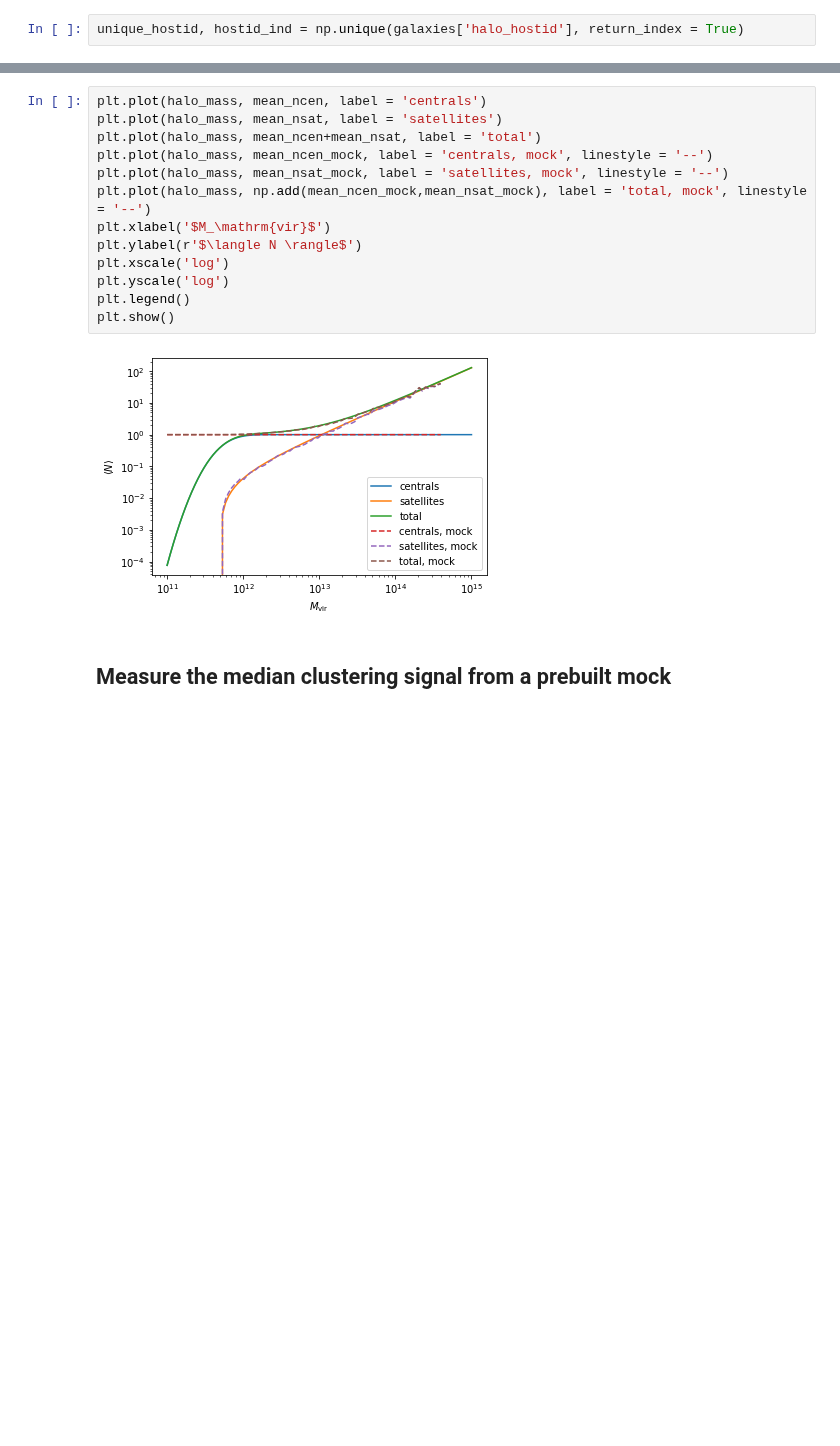
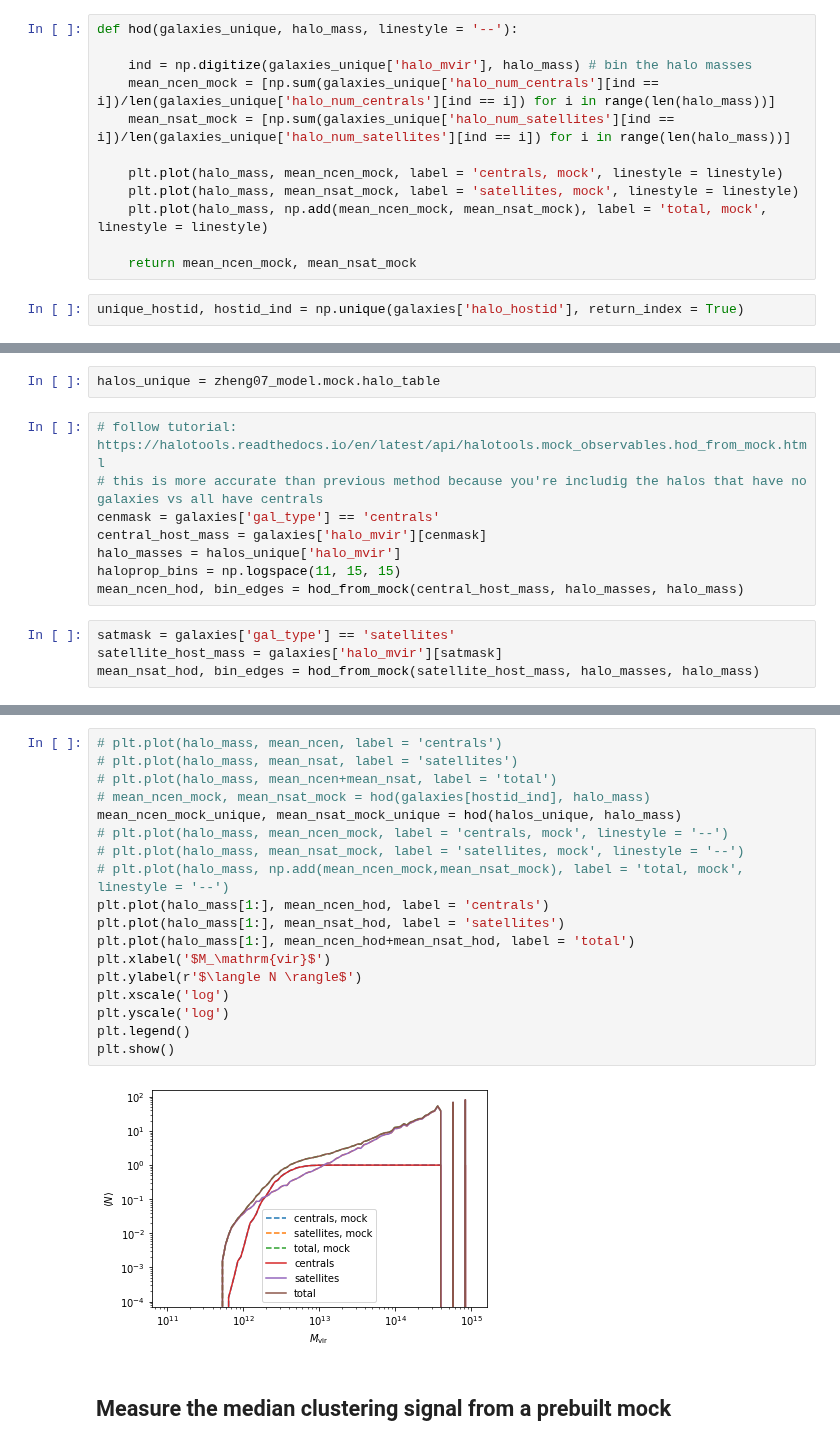
Before and after one commit to mshiferaw/quaia_bias, a Jupyter notebook: notebooks/2025-03-10_halotools_mocks.ipynb, the cells around one changed output, grey strips where cells are left out. Drawn from its saved outputs; the diff is of its cells as text; blank space fills up the shorter version.

```diff
--- a/notebooks/2025-03-10_halotools_mocks.ipynb
+++ b/notebooks/2025-03-10_halotools_mocks.ipynb
@@ -154,2 +165,14 @@ Table length=13
+# %%
+def hod(galaxies_unique, halo_mass, linestyle = '--'):
+
+    ind = np.digitize(galaxies_unique['halo_mvir'], halo_mass) # bin the halo masses
+    mean_ncen_mock = [np.sum(galaxies_unique['halo_num_centrals'][ind == i])/len(galaxies_unique['halo_num_centrals'][ind == i]) for i in range(len(halo_mass))]
+    mean_nsat_mock = [np.sum(galaxies_unique['halo_num_satellites'][ind == i])/len(galaxies_unique['halo_num_satellites'][ind == i]) for i in range(len(halo_mass))]
+
+    plt.plot(halo_mass, mean_ncen_mock, label = 'centrals, mock', linestyle = linestyle)
+    plt.plot(halo_mass, mean_nsat_mock, label = 'satellites, mock', linestyle = linestyle)
+    plt.plot(halo_mass, np.add(mean_ncen_mock, mean_nsat_mock), label = 'total, mock', linestyle = linestyle)
+
+    return mean_ncen_mock, mean_nsat_mock
 # %%
 unique_hostid, hostid_ind = np.unique(galaxies['halo_hostid'], return_index = True)
@@ -161,0 +179,14 @@ mean_nsat_mock = [np.sum(galaxies[hostid_ind]['halo_num_satellites'][ind == i])/
+# %%
+halos_unique = zheng07_model.mock.halo_table
+# %%
+# follow tutorial: https://halotools.readthedocs.io/en/latest/api/halotools.mock_observables.hod_from_mock.html
+# this is more accurate than previous method because you're includig the halos that have no galaxies vs all have centrals
+cenmask = galaxies['gal_type'] == 'centrals'
+central_host_mass = galaxies['halo_mvir'][cenmask]
+halo_masses = halos_unique['halo_mvir']
+haloprop_bins = np.logspace(11, 15, 15)
+mean_ncen_hod, bin_edges = hod_from_mock(central_host_mass, halo_masses, halo_mass)
+# %%
+satmask = galaxies['gal_type'] == 'satellites'
+satellite_host_mass = galaxies['halo_mvir'][satmask]
+mean_nsat_hod, bin_edges = hod_from_mock(satellite_host_mass, halo_masses, halo_mass)
@@ -162,18 +196,23 @@ mean_nsat_mock = [np.sum(galaxies[hostid_ind]['halo_num_satellites'][ind == i])/
 # %%
-plt.plot(halo_mass, mean_ncen, label = 'centrals')
-plt.plot(halo_mass, mean_nsat, label = 'satellites')
-plt.plot(halo_mass, mean_ncen+mean_nsat, label = 'total')
-plt.plot(halo_mass, mean_ncen_mock, label = 'centrals, mock', linestyle = '--')
-plt.plot(halo_mass, mean_nsat_mock, label = 'satellites, mock', linestyle = '--')
-plt.plot(halo_mass, np.add(mean_ncen_mock,mean_nsat_mock), label = 'total, mock', linestyle = '--')
+# plt.plot(halo_mass, mean_ncen, label = 'centrals')
+# plt.plot(halo_mass, mean_nsat, label = 'satellites')
+# plt.plot(halo_mass, mean_ncen+mean_nsat, label = 'total')
+# mean_ncen_mock, mean_nsat_mock = hod(galaxies[hostid_ind], halo_mass)
+mean_ncen_mock_unique, mean_nsat_mock_unique = hod(halos_unique, halo_mass)
+# plt.plot(halo_mass, mean_ncen_mock, label = 'centrals, mock', linestyle = '--')
+# plt.plot(halo_mass, mean_nsat_mock, label = 'satellites, mock', linestyle = '--')
+# plt.plot(halo_mass, np.add(mean_ncen_mock,mean_nsat_mock), label = 'total, mock', linestyle = '--')
+plt.plot(halo_mass[1:], mean_ncen_hod, label = 'centrals')
+plt.plot(halo_mass[1:], mean_nsat_hod, label = 'satellites')
+plt.plot(halo_mass[1:], mean_ncen_hod+mean_nsat_hod, label = 'total')
 plt.xlabel('$M_\mathrm{vir}$')
 plt.ylabel(r'$\langle N \rangle$')
 plt.xscale('log')
 plt.yscale('log')
 plt.legend()
 plt.show()
 # %% [output]
-[figure, old version]
+[figure, new version]
 # %% [markdown]
 ## Measure the median clustering signal from a prebuilt mock
 # %%
```
Also changed, not shown: parts of 30 cells of this notebook, 3 other files.
